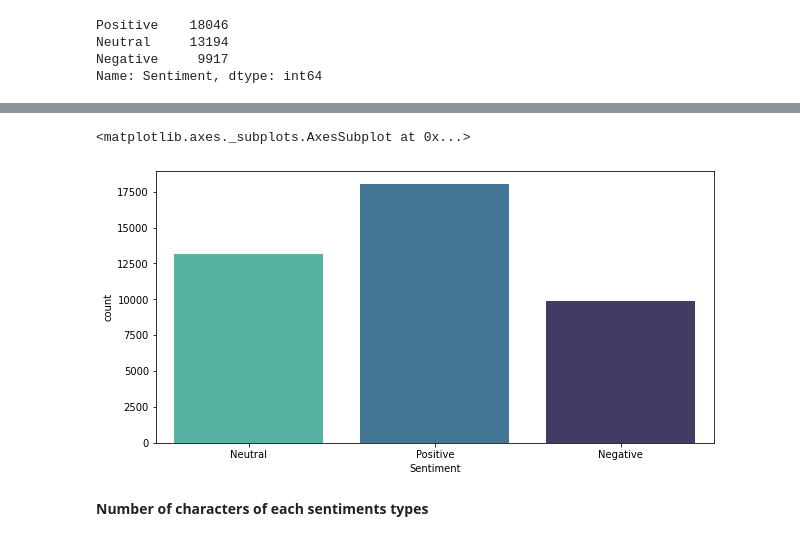
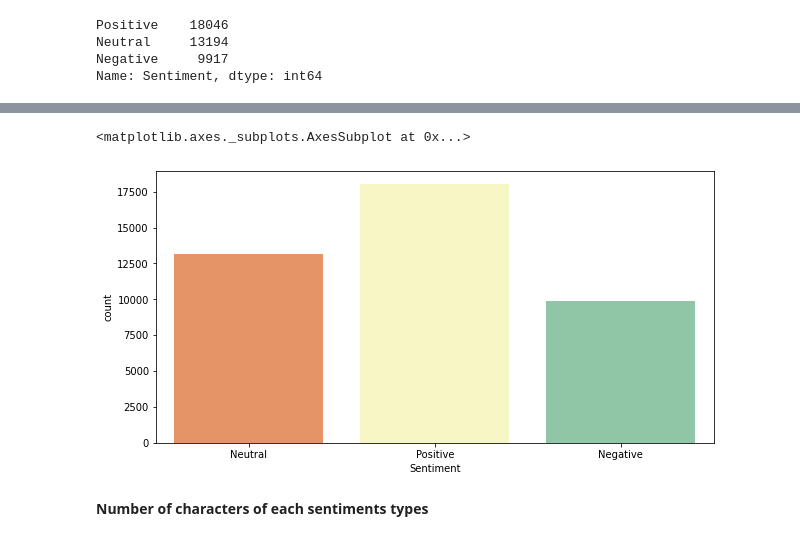
Before and after one commit to Nikkiie/Covid-tweet-sentiment-analysis-Classification, a Jupyter notebook: Covid_19_Tweet_Analysis.ipynb, the cells around one changed output, grey strips where cells are left out. Drawn from its saved outputs; the diff is of its cells as text; code cells hidden in the pictures.

```diff
--- a/Covid_19_Tweet_Analysis.ipynb
+++ b/Covid_19_Tweet_Analysis.ipynb
@@ -313,9 +332,9 @@ Name: Sentiment, dtype: int64
 # %%
 plt.subplots(figsize=(10,5))
-sns.countplot(x='Sentiment', data = df, palette="mako_r")
+sns.countplot(x='Sentiment', data = df, palette='Spectral')
 # %% [output]
 <matplotlib.axes._subplots.AxesSubplot at 0x...>
-[figure, old version]
+[figure, new version]
 # %% [markdown]
 **Number of characters of each sentiments types**
 # %%
```
Also changed, not shown: parts of 24 cells of this notebook.
